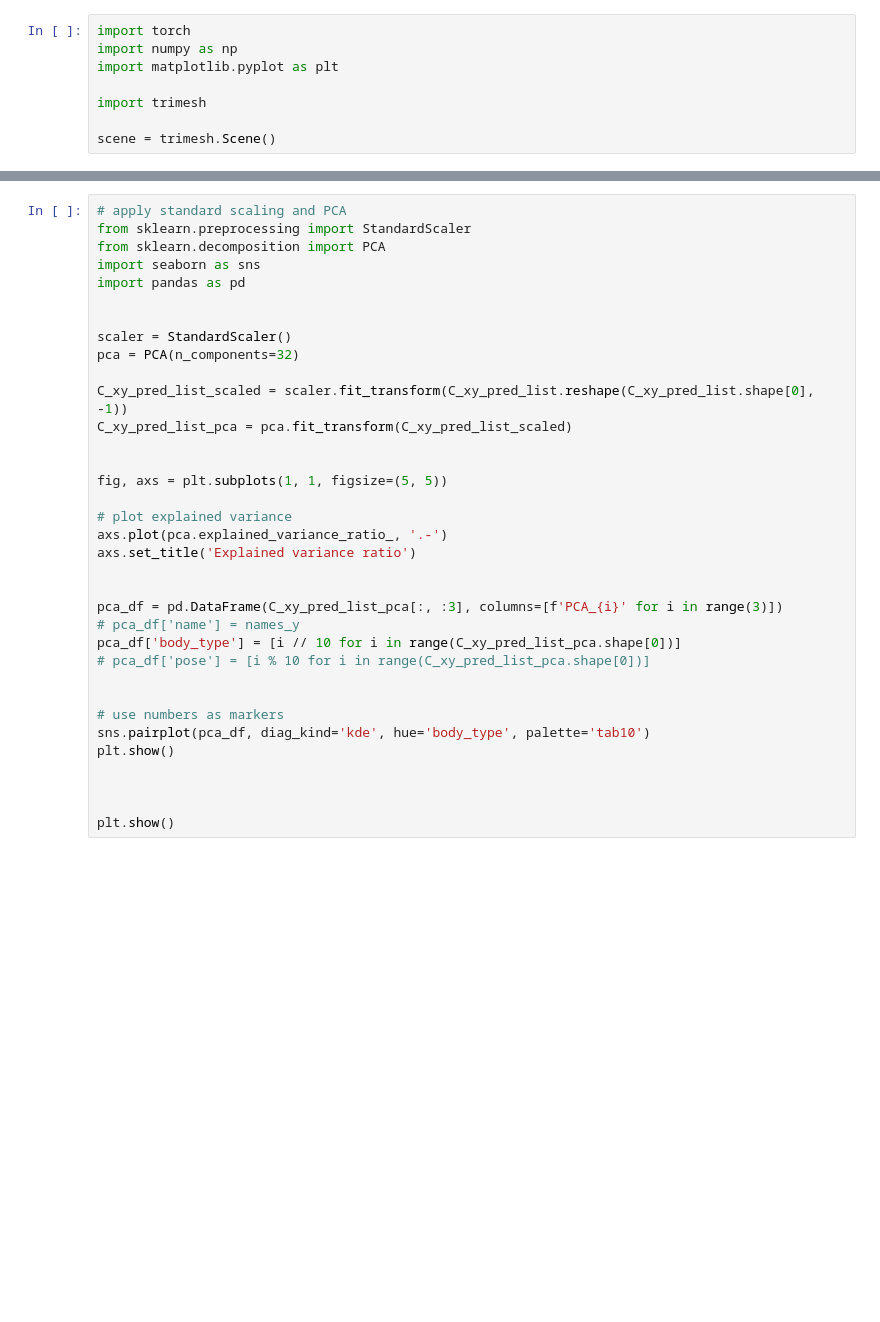
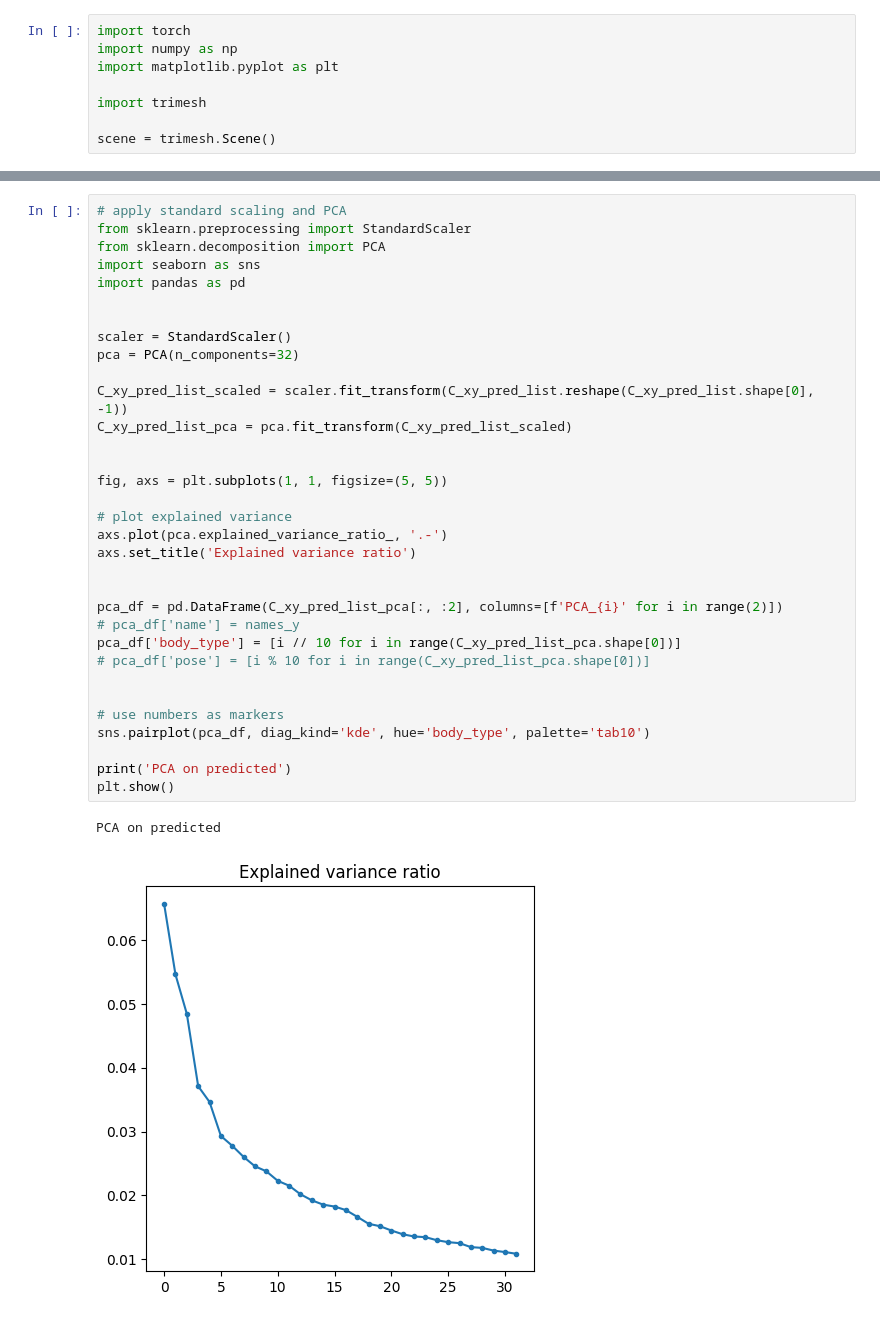
Before and after one commit to alekseizhuravlev/shape_matching, a Jupyter notebook: notebooks/19.06.2024/learned_canonicalization.ipynb, the cells around one changed output, grey strips where cells are left out. Drawn from its saved outputs; the diff is of its cells as text; blank space fills up the shorter version.

```diff
--- a/notebooks/19.06.2024/learned_canonicalization.ipynb
+++ b/notebooks/19.06.2024/learned_canonicalization.ipynb
@@ -368,35 +427,36 @@ plt.show()
 # %%
 # apply standard scaling and PCA
 from sklearn.preprocessing import StandardScaler
 from sklearn.decomposition import PCA
 import seaborn as sns
 import pandas as pd
 
 
 scaler = StandardScaler()
 pca = PCA(n_components=32)
 
 C_xy_pred_list_scaled = scaler.fit_transform(C_xy_pred_list.reshape(C_xy_pred_list.shape[0], -1))
 C_xy_pred_list_pca = pca.fit_transform(C_xy_pred_list_scaled)
 
 
 fig, axs = plt.subplots(1, 1, figsize=(5, 5))
 
 # plot explained variance
 axs.plot(pca.explained_variance_ratio_, '.-')
 axs.set_title('Explained variance ratio')
 
 
-pca_df = pd.DataFrame(C_xy_pred_list_pca[:, :3], columns=[f'PCA_{i}' for i in range(3)])
+pca_df = pd.DataFrame(C_xy_pred_list_pca[:, :2], columns=[f'PCA_{i}' for i in range(2)])
 # pca_df['name'] = names_y
 pca_df['body_type'] = [i // 10 for i in range(C_xy_pred_list_pca.shape[0])]
 # pca_df['pose'] = [i % 10 for i in range(C_xy_pred_list_pca.shape[0])]
 
 
 # use numbers as markers
 sns.pairplot(pca_df, diag_kind='kde', hue='body_type', palette='tab10')
+
+print('PCA on predicted')
 plt.show()
-
-
-
-plt.show()
+# %% [output]
+PCA on predicted
+[figure, added]
```
Also changed, not shown: parts of 23 cells of this notebook, 7 other files.
